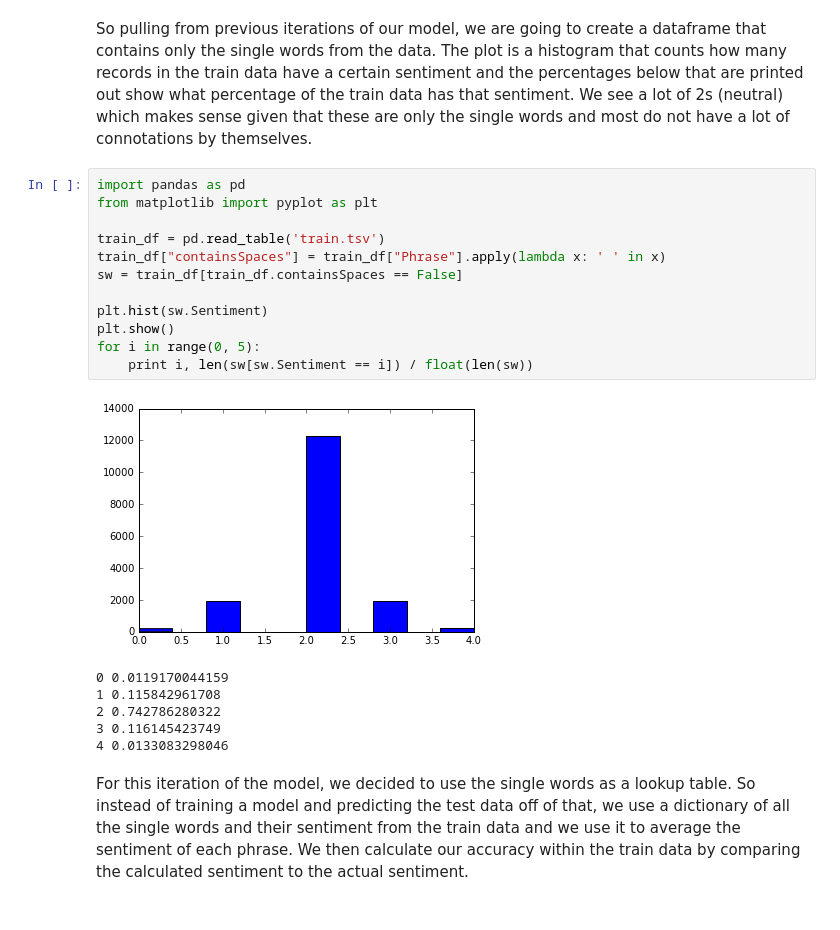
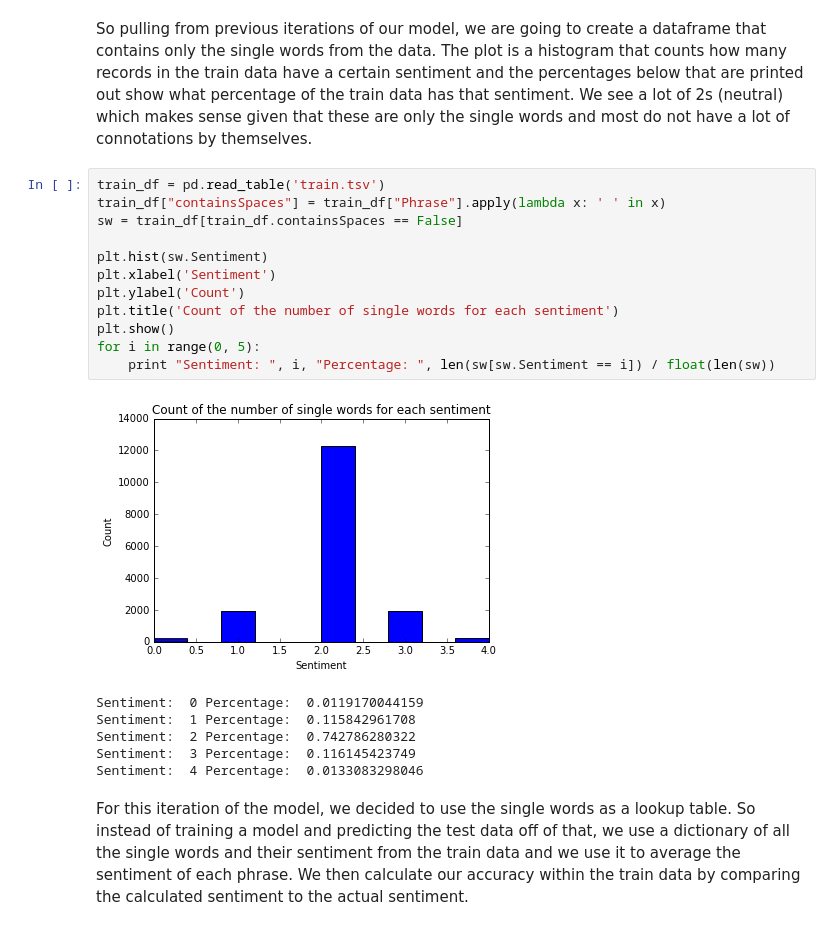
Before and after one commit to paulruvolo/DataScience16CYOA, a Jupyter notebook: Model_Iteration_2_FINAL.ipynb, the cells around one changed output. Drawn from its saved outputs; the diff is of its cells as text.

```diff
--- a/Model_Iteration_2_FINAL.ipynb
+++ b/Model_Iteration_2_FINAL.ipynb
@@ -45,24 +44,24 @@ This csv file got a Kaggle score of 0.6026. We were unable to improve upon this
 # %% [markdown]
 So pulling from previous iterations of our model, we are going to create a dataframe that contains only the single words from the data. The plot is a histogram that counts how many records in the train data have a certain sentiment and the percentages below that are printed out show what percentage of the train data has that sentiment. We see a lot of 2s (neutral) which makes sense given that these are only the single words and most do not have a lot of connotations by themselves.
 # %%
-import pandas as pd
-from matplotlib import pyplot as plt
-
 train_df = pd.read_table('train.tsv')
 train_df["containsSpaces"] = train_df["Phrase"].apply(lambda x: ' ' in x)
 sw = train_df[train_df.containsSpaces == False]
 
 plt.hist(sw.Sentiment)
+plt.xlabel('Sentiment')
+plt.ylabel('Count')
+plt.title('Count of the number of single words for each sentiment')
 plt.show()
 for i in range(0, 5):
-    print i, len(sw[sw.Sentiment == i]) / float(len(sw))
+    print "Sentiment: ", i, "Percentage: ", len(sw[sw.Sentiment == i]) / float(len(sw))
 # %% [output]
-[figure, old version]
+[figure, new version]
-0 0.0119170044159
-1 0.115842961708
-2 0.742786280322
-3 0.116145423749
-4 0.0133083298046
+Sentiment:  0 Percentage:  0.0119170044159
+Sentiment:  1 Percentage:  0.115842961708
+Sentiment:  2 Percentage:  0.742786280322
+Sentiment:  3 Percentage:  0.116145423749
+Sentiment:  4 Percentage:  0.0133083298046
 # %% [markdown]
 For this iteration of the model, we decided to use the single words as a lookup table. So instead of training a model and predicting the test data off of that, we use a dictionary of all the single words and their sentiment from the train data and we use it to average the sentiment of each phrase. We then calculate our accuracy within the train data by comparing the calculated sentiment to the actual sentiment.
 # %%
```
Also changed, not shown: parts of 7 cells of this notebook, 2 other files.
